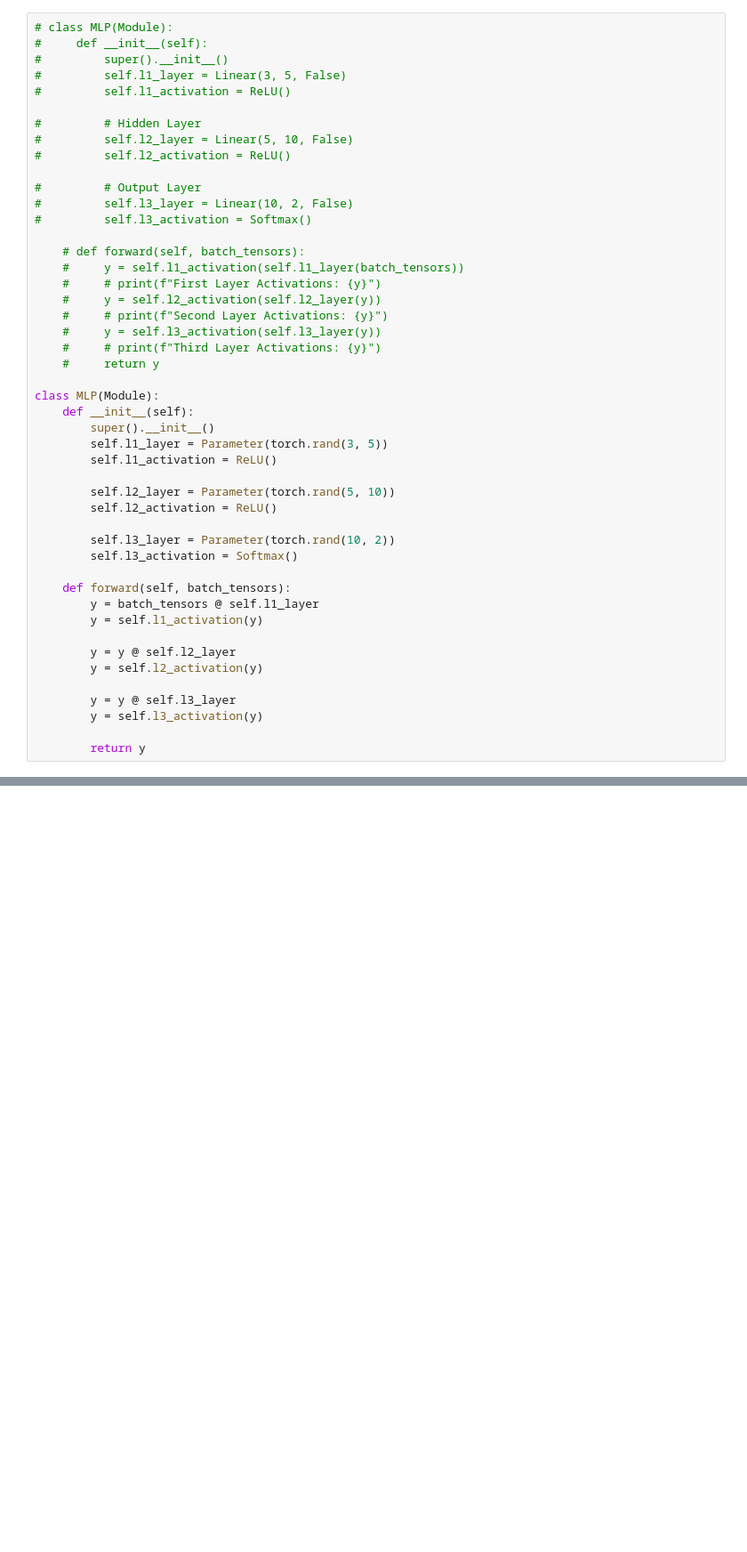
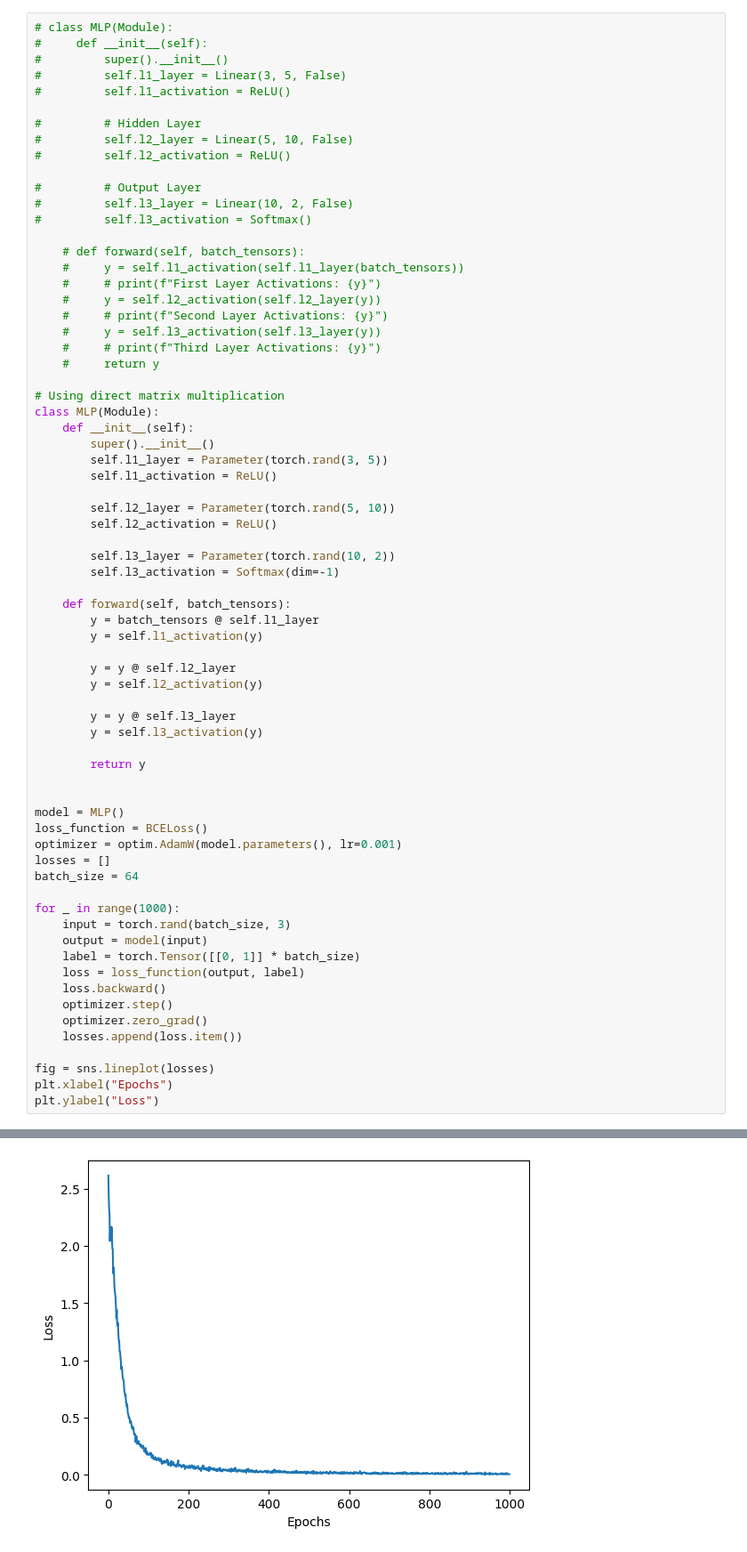
Before and after one commit to Kyle1668/ML_Fundementals, a Jupyter notebook: mpl.ipynb, the cells around one changed output, grey strips where cells are left out. Shown at 89% size. Saved outputs shown, nothing was run; the diff lists cells and outputs as text; blank space fills up the shorter version.

```diff
--- a/mpl.ipynb
+++ b/mpl.ipynb
@@ -29,6 +29,7 @@ import matplotlib.pyplot as plt
     #     # print(f"Third Layer Activations: {y}")
     #     return y
 
+# Using direct matrix multiplication
 class MLP(Module):
     def __init__(self):
         super().__init__()
@@ -39,7 +40,7 @@ class MLP(Module):
         self.l2_activation = ReLU()
 
         self.l3_layer = Parameter(torch.rand(10, 2))
-        self.l3_activation = Softmax()
+        self.l3_activation = Softmax(dim=-1)
 
     def forward(self, batch_tensors):
         y = batch_tensors @ self.l1_layer
@@ -52,3 +53,25 @@ class MLP(Module):
         y = self.l3_activation(y)
 
         return y
+
+
+model = MLP()
+loss_function = BCELoss()
+optimizer = optim.AdamW(model.parameters(), lr=0.001)
+losses = []
+batch_size = 64
+
+for _ in range(1000):
+    input = torch.rand(batch_size, 3)
+    output = model(input)
+    label = torch.Tensor([[0, 1]] * batch_size)
+    loss = loss_function(output, label)
+    loss.backward()
+    optimizer.step()
+    optimizer.zero_grad()
+    losses.append(loss.item())
+
+fig = sns.lineplot(losses)
+plt.xlabel("Epochs")
+plt.ylabel("Loss")
+# %% [output]
@@ -55 +79,2 @@ class MLP(Module):
+[figure, added]
 # %%
```
Also changed, not shown: parts of 3 cells of this notebook.
